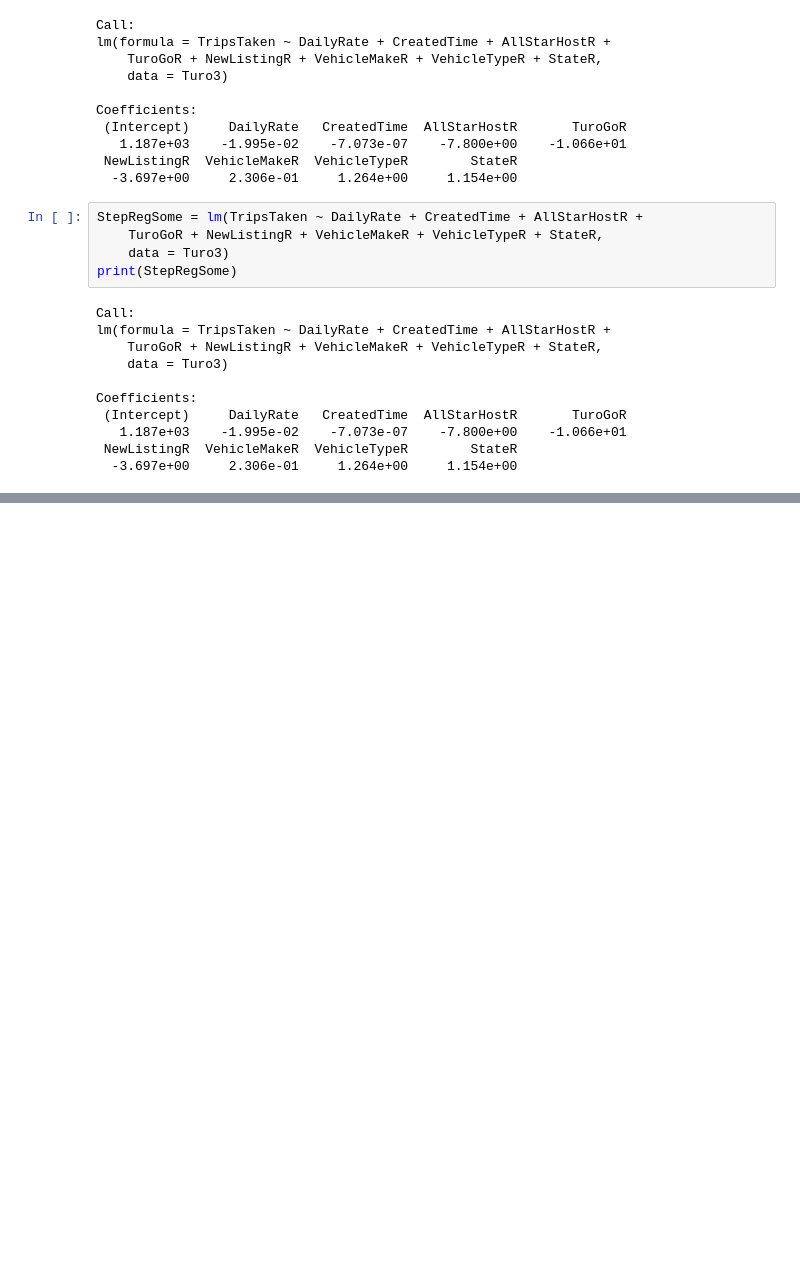
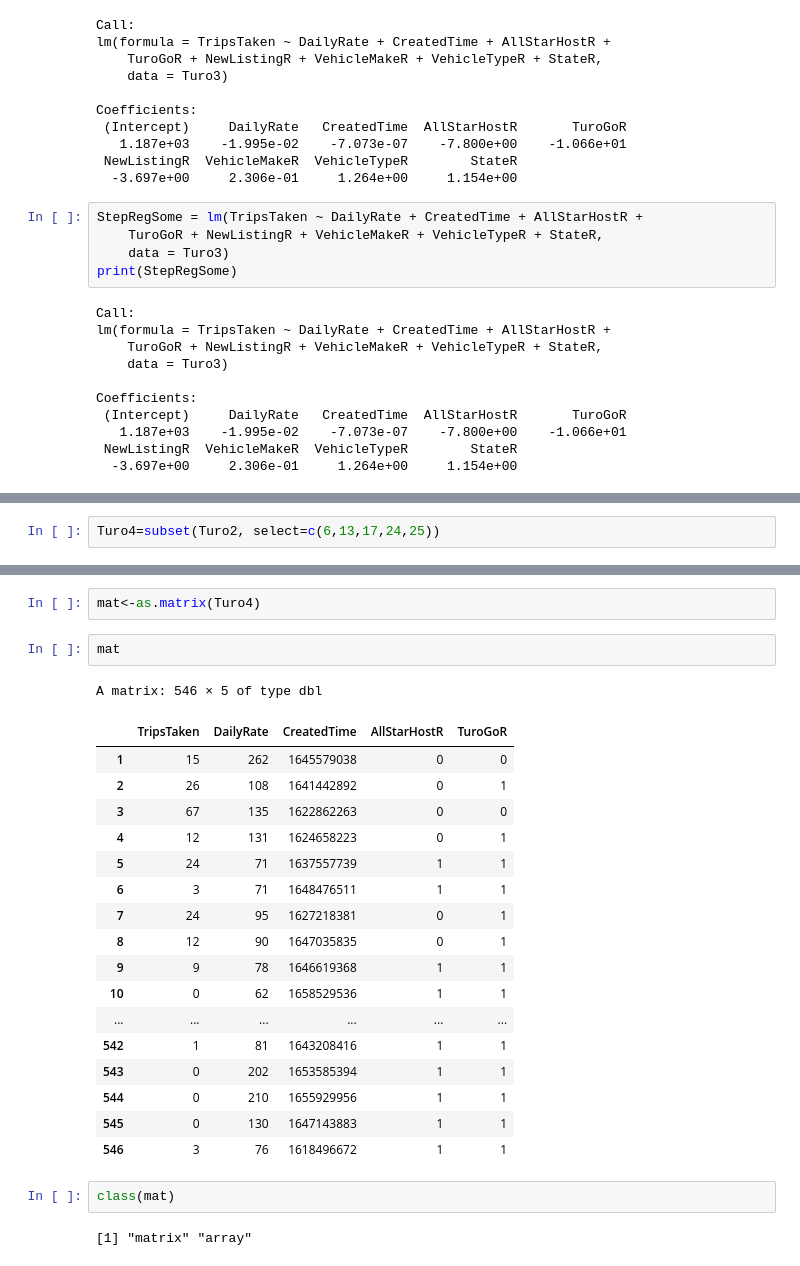
Before and after one commit to RoNarh/Turo-Market-Analysis, a Jupyter notebook: 1-Final Project Turo - R.ipynb, the cells around one changed output, grey strips where cells are left out. Saved outputs shown, nothing was run; the diff lists cells and outputs as text; blank space fills up the shorter version.

```diff
--- a/1-Final Project Turo - R.ipynb
+++ b/1-Final Project Turo - R.ipynb
@@ -2523,0 +2209,2 @@ A data.frame: 67 × 5
+# %%
+Turo4=subset(Turo2, select=c(6,13,17,24,25))
@@ -2523,0 +2299,27 @@ A data.frame: 67 × 5
+# %%
+mat<-as.matrix(Turo4)
+# %%
+mat
+# %% [output]
+A matrix: 546 × 5 of type dbl
+|  | TripsTaken | DailyRate | CreatedTime | AllStarHostR | TuroGoR |
+| 1 | 15 | 262 | 1645579038 | 0 | 0 |
+| 2 | 26 | 108 | 1641442892 | 0 | 1 |
+| 3 | 67 | 135 | 1622862263 | 0 | 0 |
+| 4 | 12 | 131 | 1624658223 | 0 | 1 |
+| 5 | 24 | 71 | 1637557739 | 1 | 1 |
+| 6 | 3 | 71 | 1648476511 | 1 | 1 |
+| 7 | 24 | 95 | 1627218381 | 0 | 1 |
+| 8 | 12 | 90 | 1647035835 | 0 | 1 |
+| 9 | 9 | 78 | 1646619368 | 1 | 1 |
+| 10 | 0 | 62 | 1658529536 | 1 | 1 |
+| ... | ... | ... | ... | ... | ... |
+| 542 | 1 | 81 | 1643208416 | 1 | 1 |
+| 543 | 0 | 202 | 1653585394 | 1 | 1 |
+| 544 | 0 | 210 | 1655929956 | 1 | 1 |
+| 545 | 0 | 130 | 1647143883 | 1 | 1 |
+| 546 | 3 | 76 | 1618496672 | 1 | 1 |
+# %%
+class(mat)
+# %% [output]
+[1] "matrix" "array"
```
Also changed, not shown: parts of 185 cells of this notebook.
